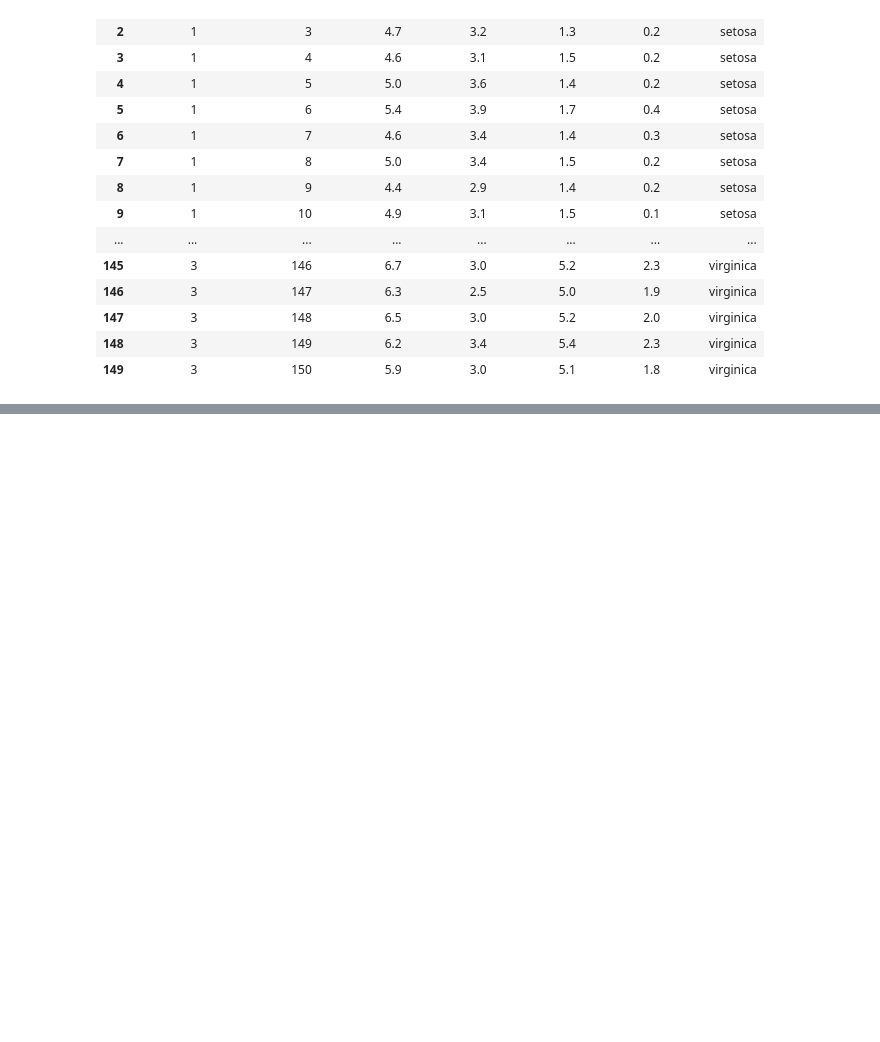
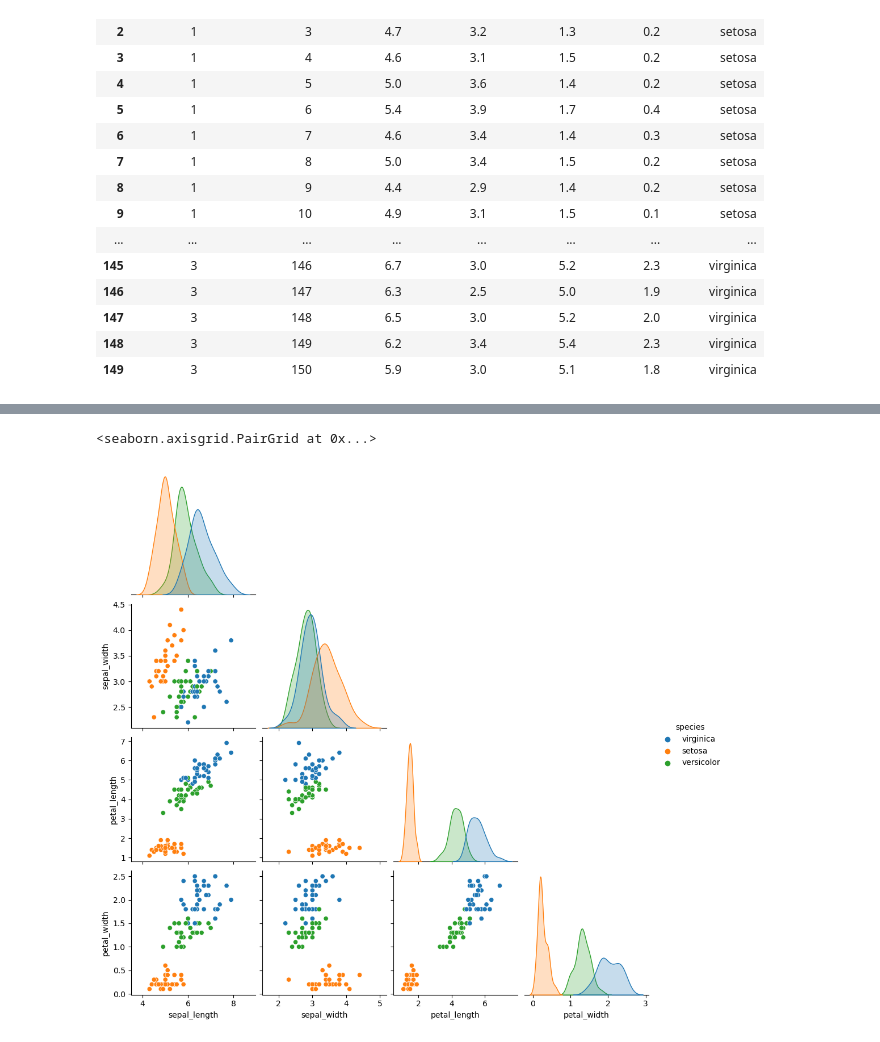
Before and after one commit to wilson-velasco/classification-exercises, a Jupyter notebook: classification_exercises.ipynb, the cells around one changed output, grey strips where cells are left out. Saved outputs shown, nothing was run; the diff lists cells and outputs as text; code cells hidden in the pictures; blank space fills up the shorter version.

```diff
--- a/classification_exercises.ipynb
+++ b/classification_exercises.ipynb
@@ -724,0 +955,8 @@ train_telco, validate_telco, test_telco
+# %%
+# Visualize the interaction of each measurement type with the others using a pairplot (or scatter matrix or something
+# similar) and add color to represent species.
+
+sns.pairplot(data=train_iris.select_dtypes(include=['float64','object']), hue='species', corner=True)
+# %% [output]
+<seaborn.axisgrid.PairGrid at 0x...>
+[figure, added]
```
Also changed, not shown: parts of 113 cells of this notebook, 3 other files.
